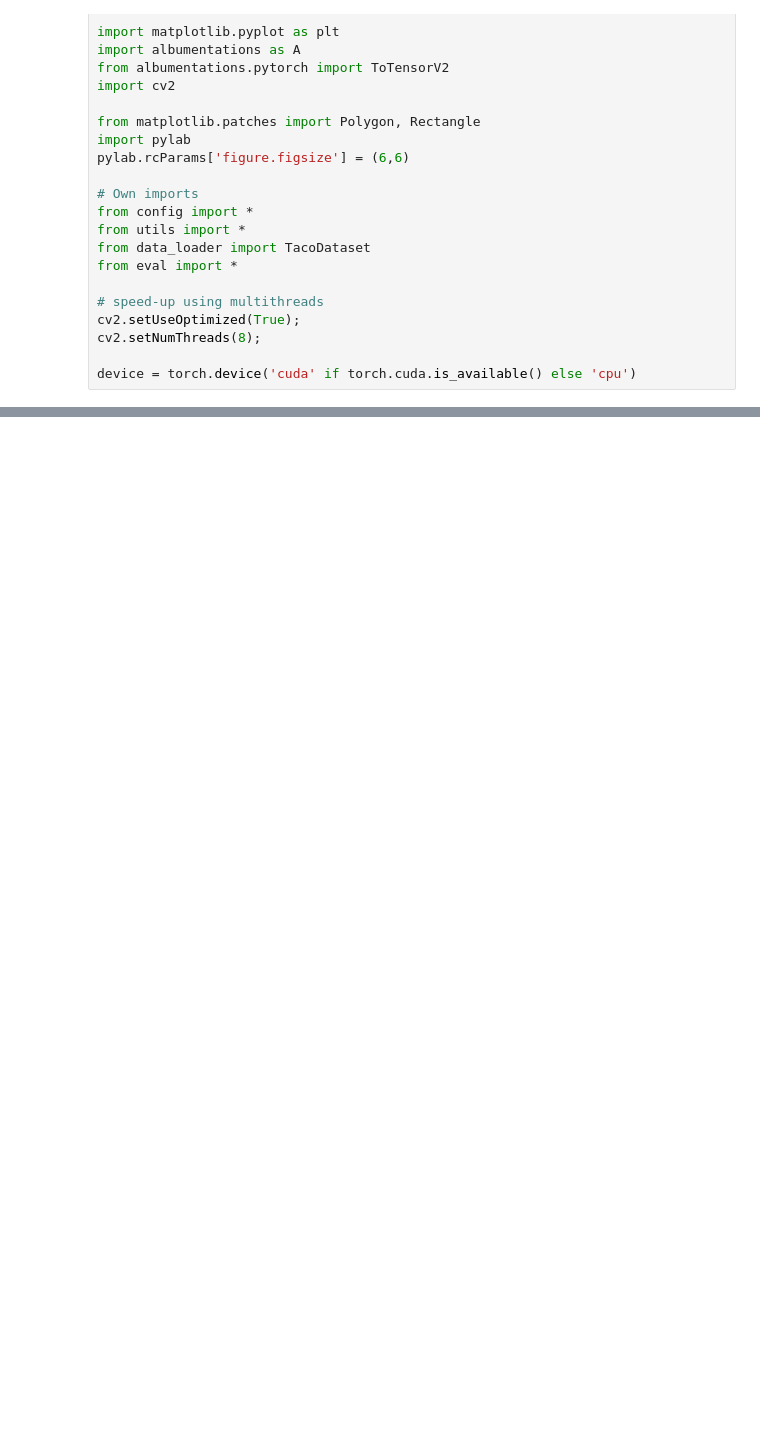
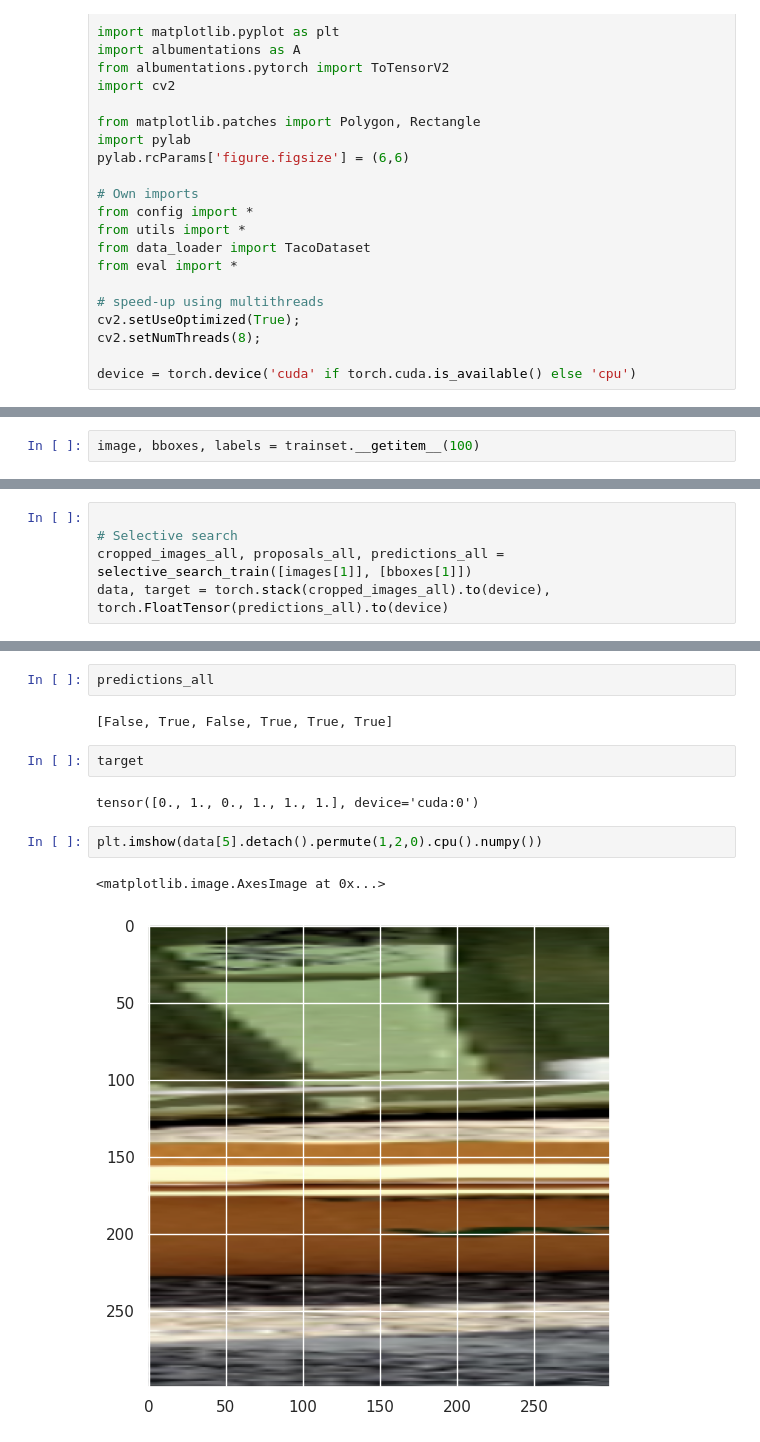
Before and after one commit to amakarewicz/2023-DTU-Deep-Learning-In-Computer-Vision, a Jupyter notebook: IV-Object-Detection/training_loop.ipynb, the cells around one changed output, grey strips where cells are left out. Drawn from its saved outputs; the diff is of its cells as text; blank space fills up the shorter version.

```diff
--- a/IV-Object-Detection/training_loop.ipynb
+++ b/IV-Object-Detection/training_loop.ipynb
@@ -105,0 +184,2 @@ KeyboardInterrupt:
+# %%
+image, bboxes, labels = trainset.__getitem__(100)
@@ -105,0 +208,5 @@ KeyboardInterrupt:
+# %%
+
+# Selective search
+cropped_images_all, proposals_all, predictions_all = selective_search_train([images[1]], [bboxes[1]])
+data, target = torch.stack(cropped_images_all).to(device), torch.FloatTensor(predictions_all).to(device)
@@ -105,0 +226,13 @@ KeyboardInterrupt:
+# %%
+predictions_all
+# %% [output]
+[False, True, False, True, True, True]
+# %%
+target
+# %% [output]
+tensor([0., 1., 0., 1., 1., 1.], device='cuda:0')
+# %%
+plt.imshow(data[5].detach().permute(1,2,0).cpu().numpy())
+# %% [output]
+<matplotlib.image.AxesImage at 0x...>
+[figure, added]
```
Also changed, not shown: parts of 14 cells of this notebook, 1 other file.
